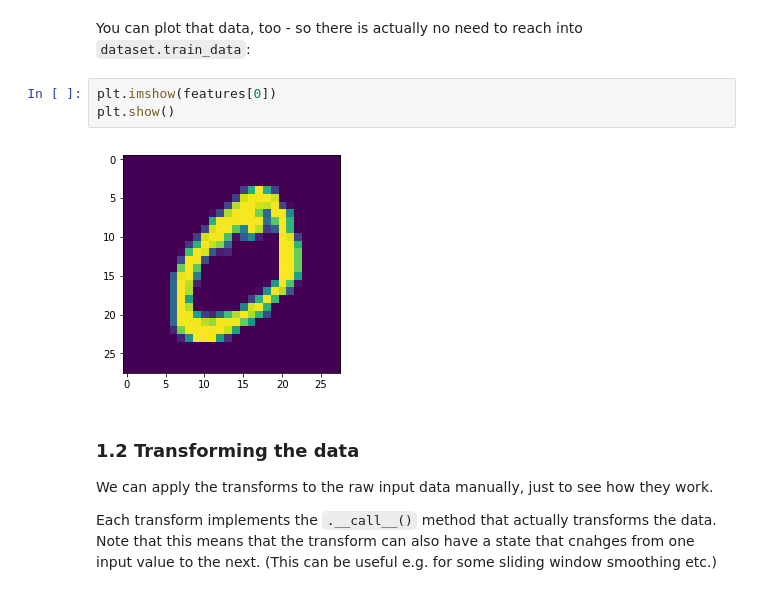
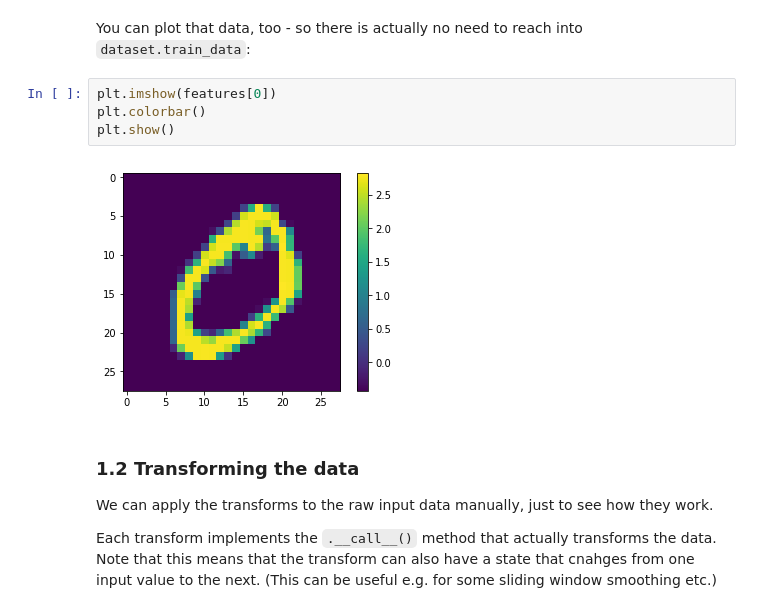
Before and after one commit to motus/pytorch-annotated, a Jupyter notebook: mnist/1_mnist_load.ipynb, the cells around one changed output. Cells and saved outputs as stored; diff of their text form.

```diff
--- a/mnist/1_mnist_load.ipynb
+++ b/mnist/1_mnist_load.ipynb
@@ -120,9 +123,10 @@ Label is: tensor(0) of type: torch.int64
 You can plot that data, too - so there is actually no need to reach into `dataset.train_data`:
 # %%
 plt.imshow(features[0])
+plt.colorbar()
 plt.show()
 # %% [output]
-[figure, old version]
+[figure, new version]
 # %% [markdown]
 ### 1.2 Transforming the data
 
```
Also changed, not shown: parts of 5 cells of this notebook, 1 other file.
